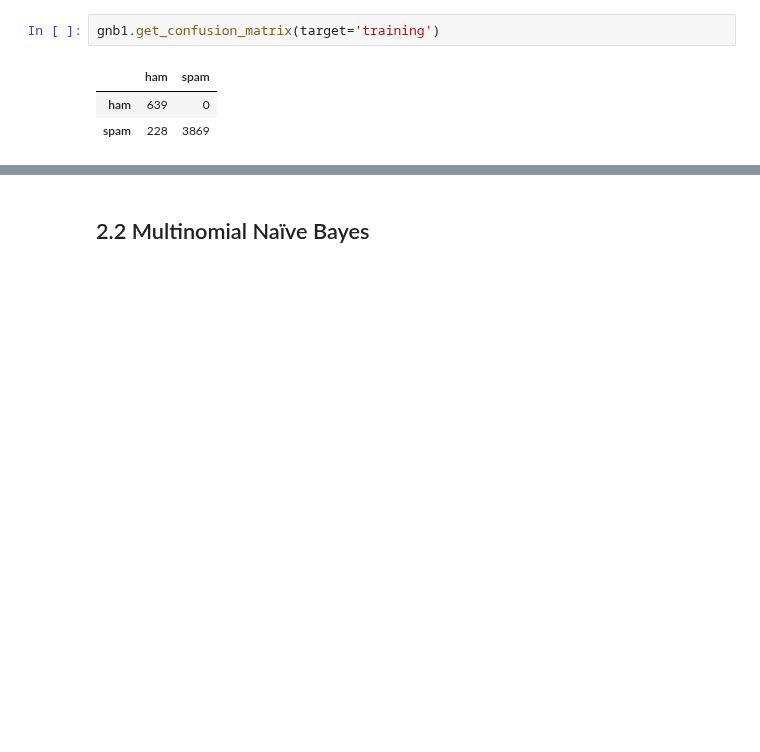
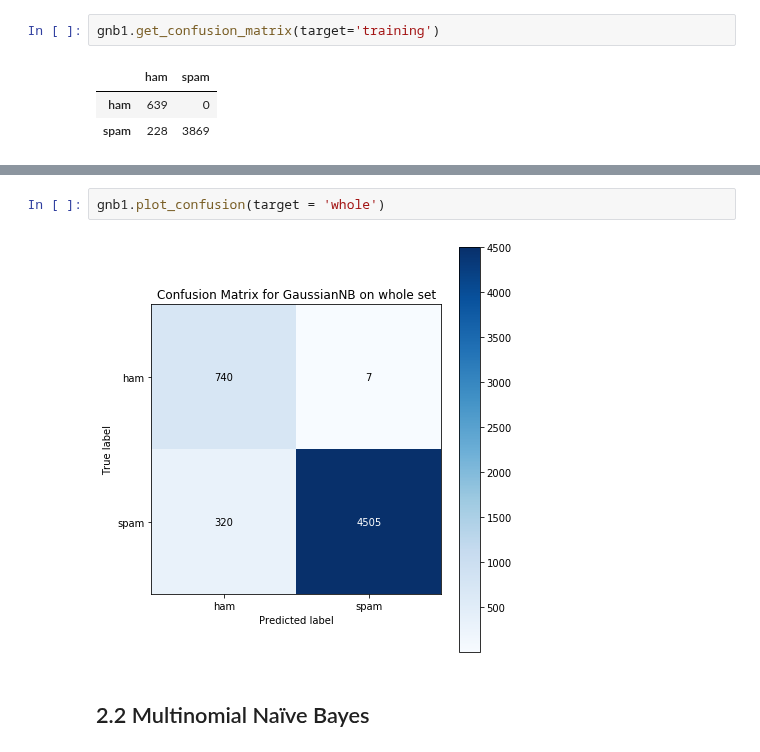
Before and after one commit to ECS171-Project/Final-project, a Jupyter notebook: NaiiveBayes.ipynb, the cells around one changed output, grey strips where cells are left out. Cells and saved outputs as stored; diff of their text form; blank space fills up the shorter version.

```diff
--- a/NaiiveBayes.ipynb
+++ b/NaiiveBayes.ipynb
@@ -184,3 +192,7 @@ gnb1.plot_confusion(target = 'training')
+# %%
+gnb1.plot_confusion(target = 'whole')
+# %% [output]
+[figure, added]
 # %% [markdown]
 ## 2.2 Multinomial Naïve Bayes
 # %%
```
Also changed, not shown: parts of 9 cells of this notebook.
